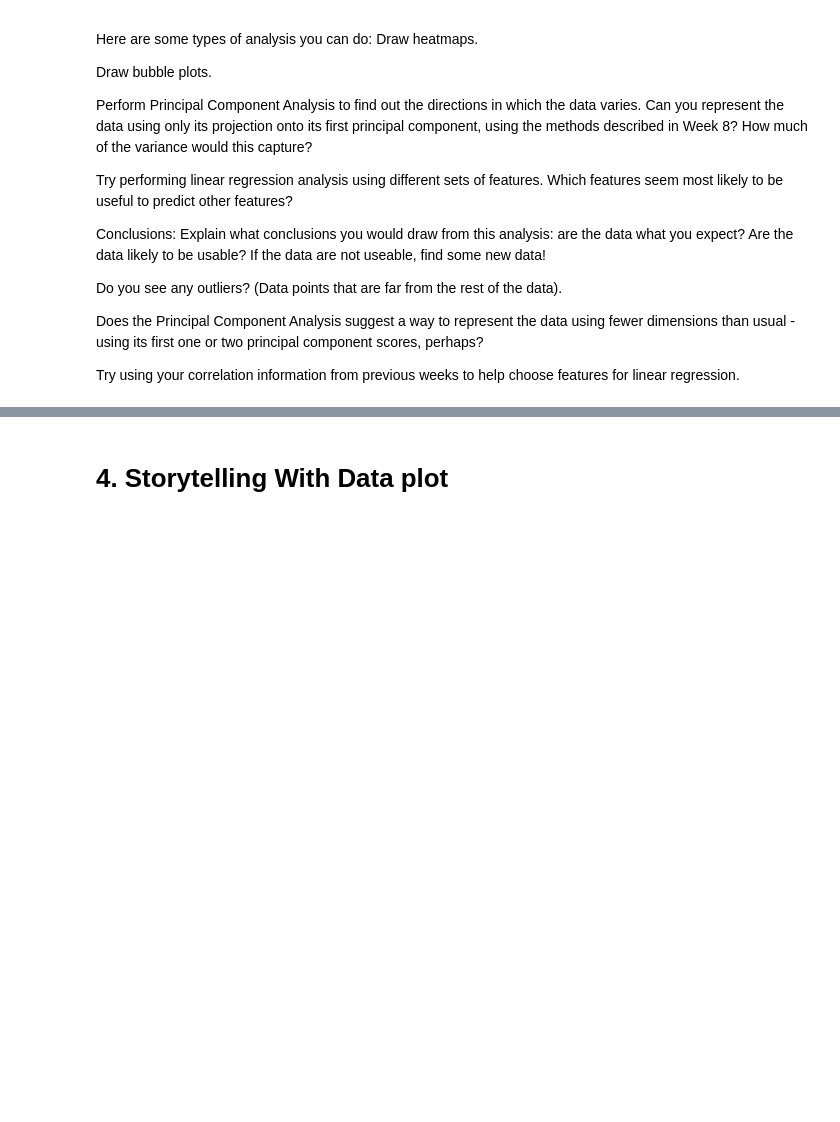
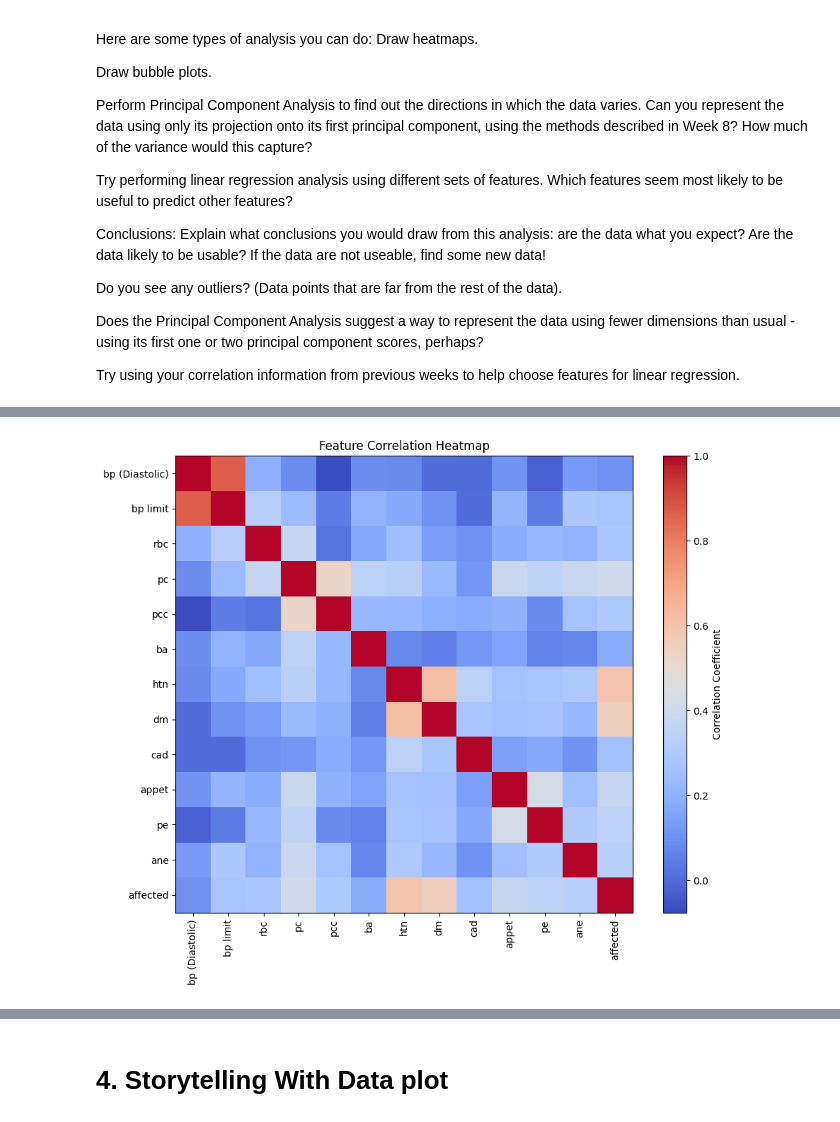
Before and after one commit to Smi7hey13/ModBSem2Sum, a Jupyter notebook: Week9.ipynb, the cells around one changed output, grey strips where cells are left out. Saved outputs shown, nothing was run; the diff lists cells and outputs as text; code cells hidden in the pictures; blank space fills up the shorter version.

```diff
--- a/Week9.ipynb
+++ b/Week9.ipynb
@@ -73,3 +73,6 @@ Do you see any outliers? (Data points that are far from the rest of the data).
 Does the Principal Component Analysis suggest a way to represent the data using fewer dimensions than usual - using its first one or two principal component scores, perhaps?
 
 Try using your correlation information from previous weeks to help choose features for linear regression.
+# %%
+df_ckd = pd.read_csv("(CKD)-Risk_Factors.csv")
+df_ckd.head()
@@ -75,0 +87,14 @@ Try using your correlation information from previous weeks to help choose featur
+# %%
+numeric_df = df_ckd.select_dtypes(include=np.number)
+corr_matrix = numeric_df.corr()
+
+plt.figure(figsize=(10, 8))
+plt.imshow(corr_matrix, cmap='coolwarm', interpolation='none')
+plt.colorbar(label='Correlation Coefficient')
+plt.xticks(range(len(corr_matrix)), corr_matrix.columns, rotation=90)
+plt.yticks(range(len(corr_matrix)), corr_matrix.columns)
+plt.title('Feature Correlation Heatmap')
+plt.tight_layout()
+plt.show()
+# %% [output]
+[figure, added]
```
Also changed, not shown: parts of 19 cells of this notebook.
